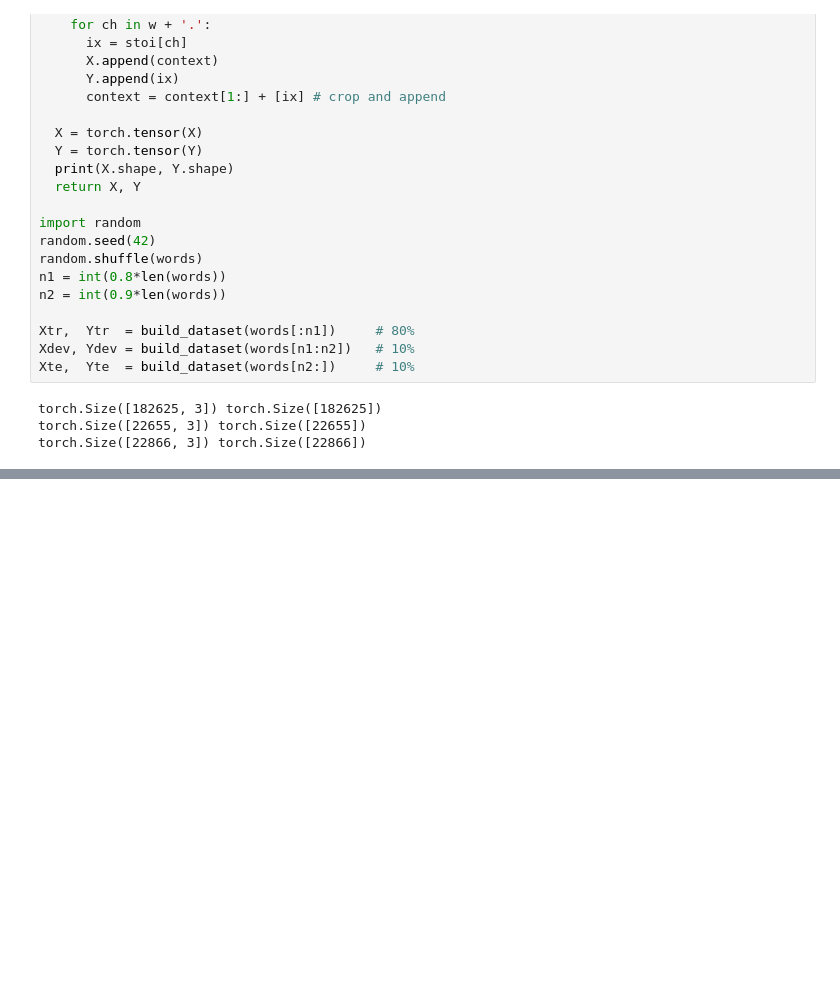
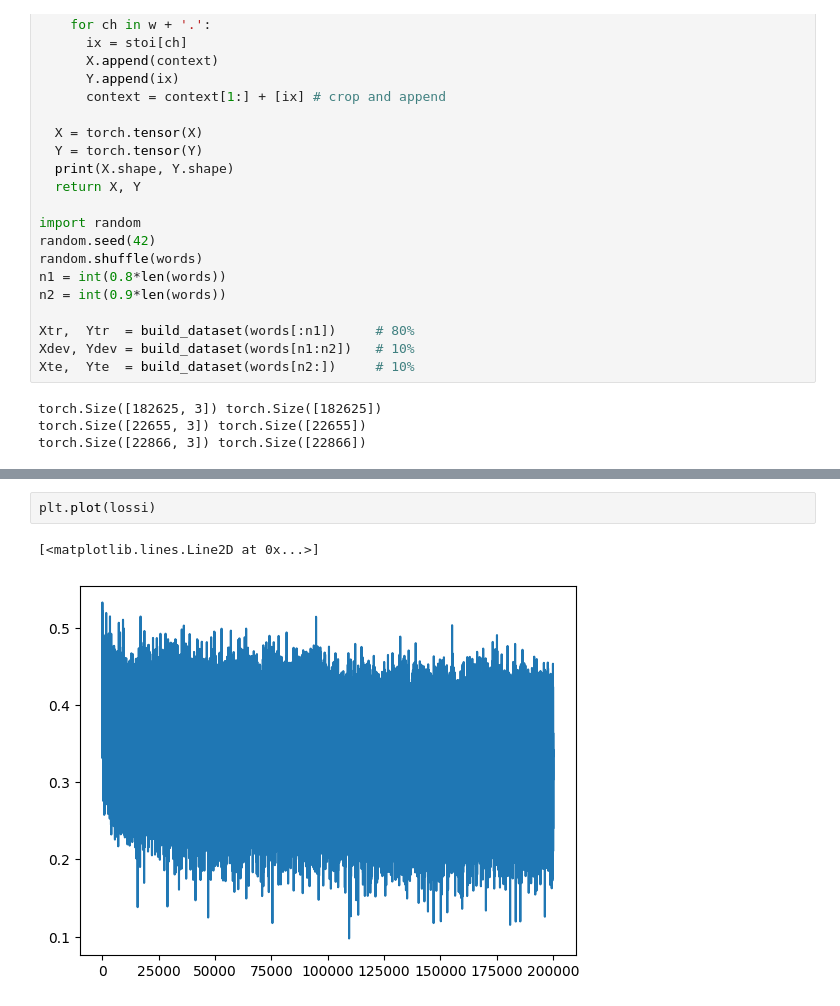
Before and after one commit to Ayushichadha/multiLayerPerceptron, a Jupyter notebook: activations&grads.ipynb, the cells around one changed output, grey strips where cells are left out. Saved outputs shown, nothing was run; the diff lists cells and outputs as text; blank space fills up the shorter version.

```diff
--- a/activations&grads.ipynb
+++ b/activations&grads.ipynb
@@ -126,0 +195,5 @@ for p in parameters:
+# %%
+plt.plot(lossi)
+# %% [output]
+[<matplotlib.lines.Line2D at 0x...>]
+[figure, added]
```
Also changed, not shown: parts of 6 cells of this notebook.
